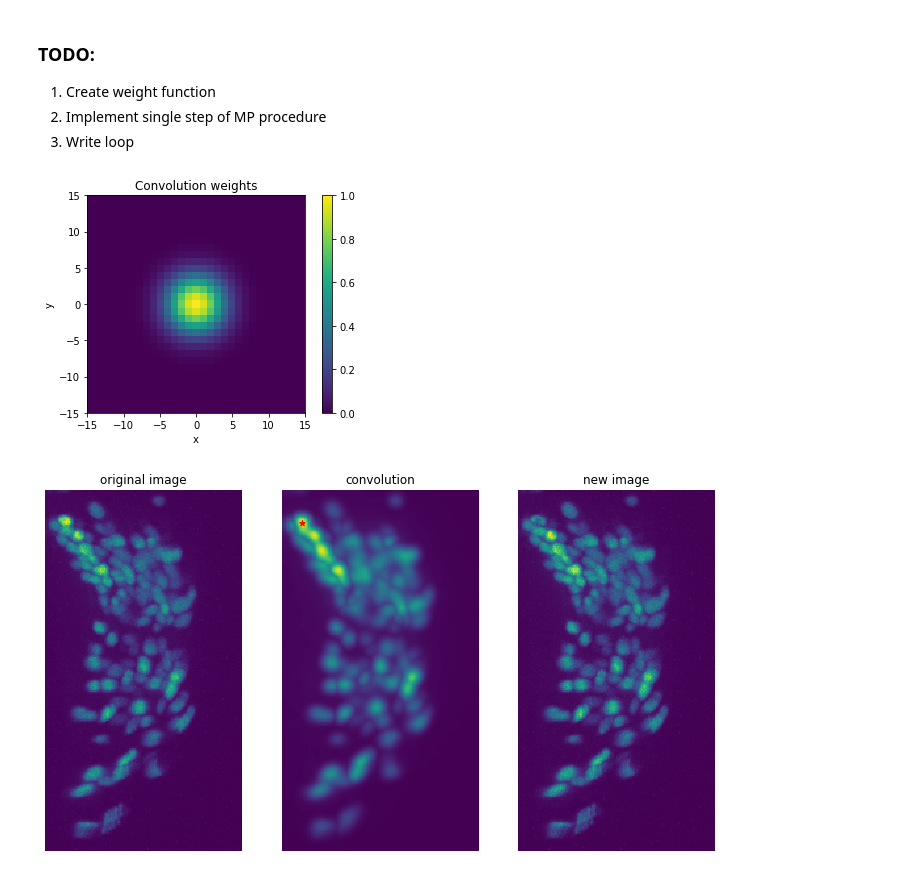
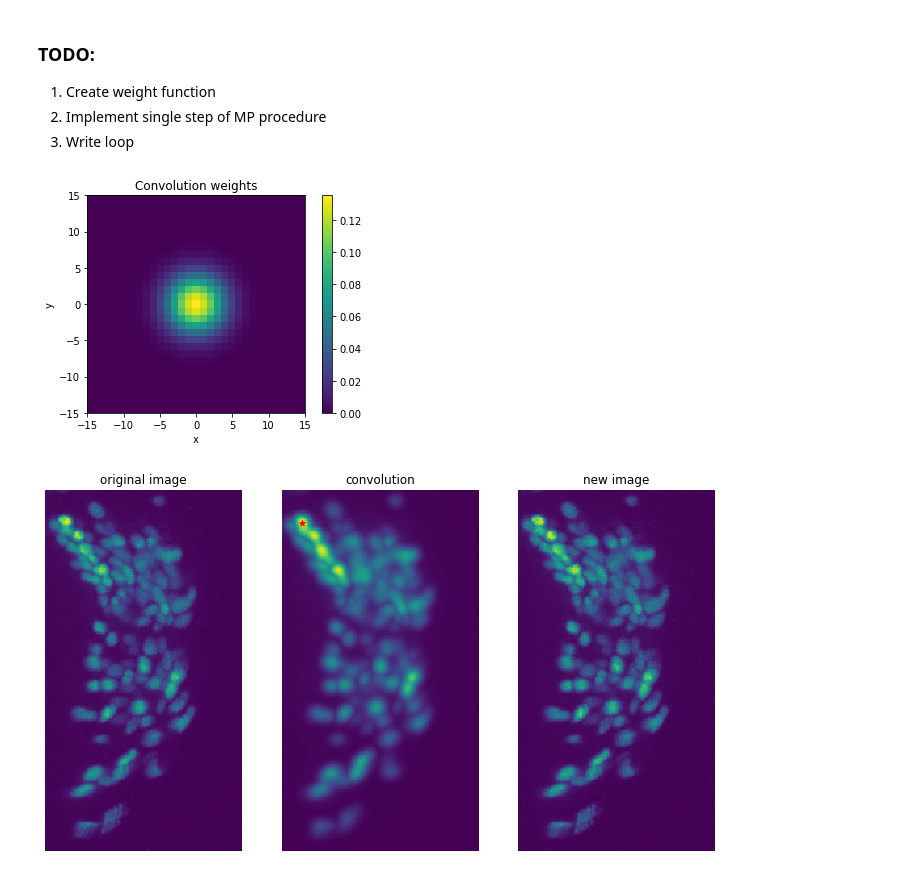
Before and after one commit to evarol/ot_tracking, a Jupyter notebook: python/notebooks/decompose_mp.ipynb, the cells around one changed output. Cells and saved outputs as stored; diff of their text form; code cells hidden in the pictures.

```diff
--- a/python/notebooks/decompose_mp.ipynb
+++ b/python/notebooks/decompose_mp.ipynb
@@ -62,22 +62,22 @@ plt.axis('off');
 # %%
 wx = 15
 wy = 15
 wz = 5
 xg, yg, zg = np.mgrid[-wx:wx+1, -wy:wy+1, -wz:wz+1]
 weight_grid = np.stack((xg, yg, zg), axis=-1)
 
 mean = np.array([0, 0, 0])
 cov = np.diag([8.0, 8.0, 1.5])
 weights_nn = multivariate_normal.pdf(weight_grid, mean=mean, cov=cov)
-weights = weights_nn / np.max(weights_nn)
+weights = weights_nn / np.sqrt(np.sum(weights_nn ** 2))
 
 plt.imshow(np.max(weights, 2).T, origin='lower', extent=[-15, 15, -15, 15])
 plt.title('Convolution weights')
 plt.xlabel('x')
 plt.ylabel('y')
 plt.colorbar();
 # %% [output]
-[figure, old version]
+[figure, new version]
 # %%
 img_cp = np.copy(img)
 conv = np.zeros(img.shape)
@@ -112,4 +112,4 @@ plt.imshow(np.max(img_cp, 2).T)
 plt.axis('off')
 plt.title('new image');
 # %% [output]
-[figure, old version]
+[figure, new version]
```
Also changed, not shown: parts of 5 cells of this notebook.
